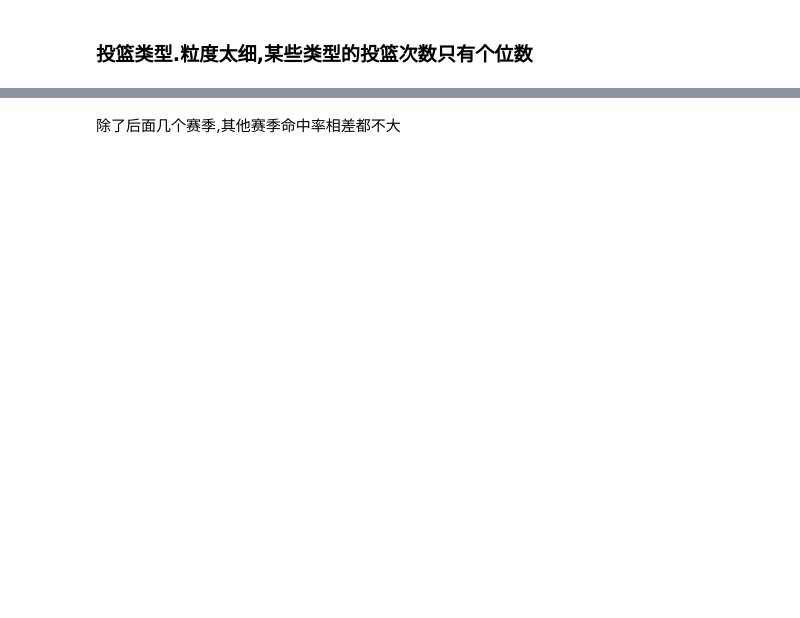
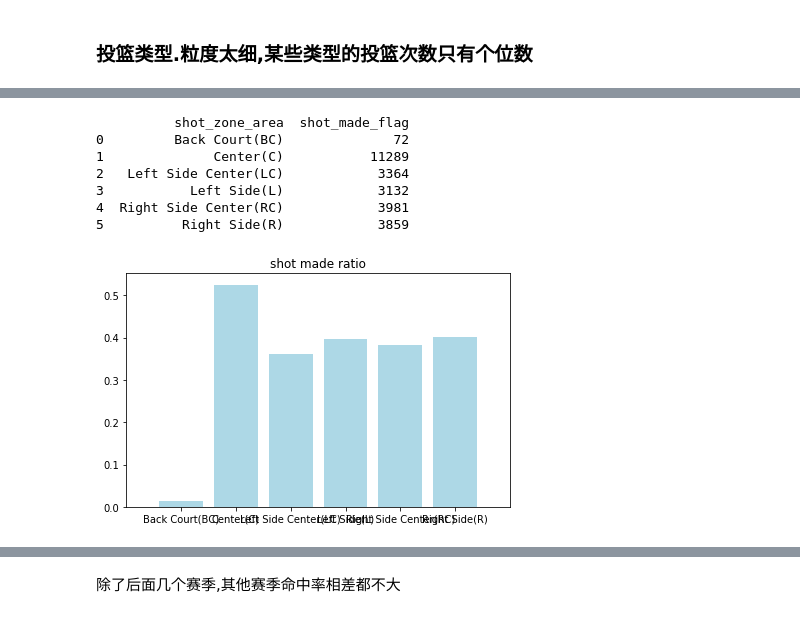
Before and after one commit to wb-dirac/kaggle_proj, a Jupyter notebook: Kobe Bryant Shot Selection/exploring.ipynb, the cells around one changed output, grey strips where cells are left out. Cells and saved outputs as stored; diff of their text form; code cells hidden in the pictures; blank space fills up the shorter version.

```diff
--- a/Kobe Bryant Shot Selection/exploring.ipynb
+++ b/Kobe Bryant Shot Selection/exploring.ipynb
@@ -147,0 +117,11 @@ train_data[['opponent', 'shot_made_flag']].groupby('opponent', as_index=False).m
+# %%
+plotGroupRatioBar('shot_zone_area')
+# %% [output]
+          shot_zone_area  shot_made_flag
+0         Back Court(BC)              72
+1              Center(C)           11289
+2   Left Side Center(LC)            3364
+3           Left Side(L)            3132
+4  Right Side Center(RC)            3981
+5          Right Side(R)            3859
+[figure, added]
```
Also changed, not shown: parts of 41 cells of this notebook, 12 other files.
